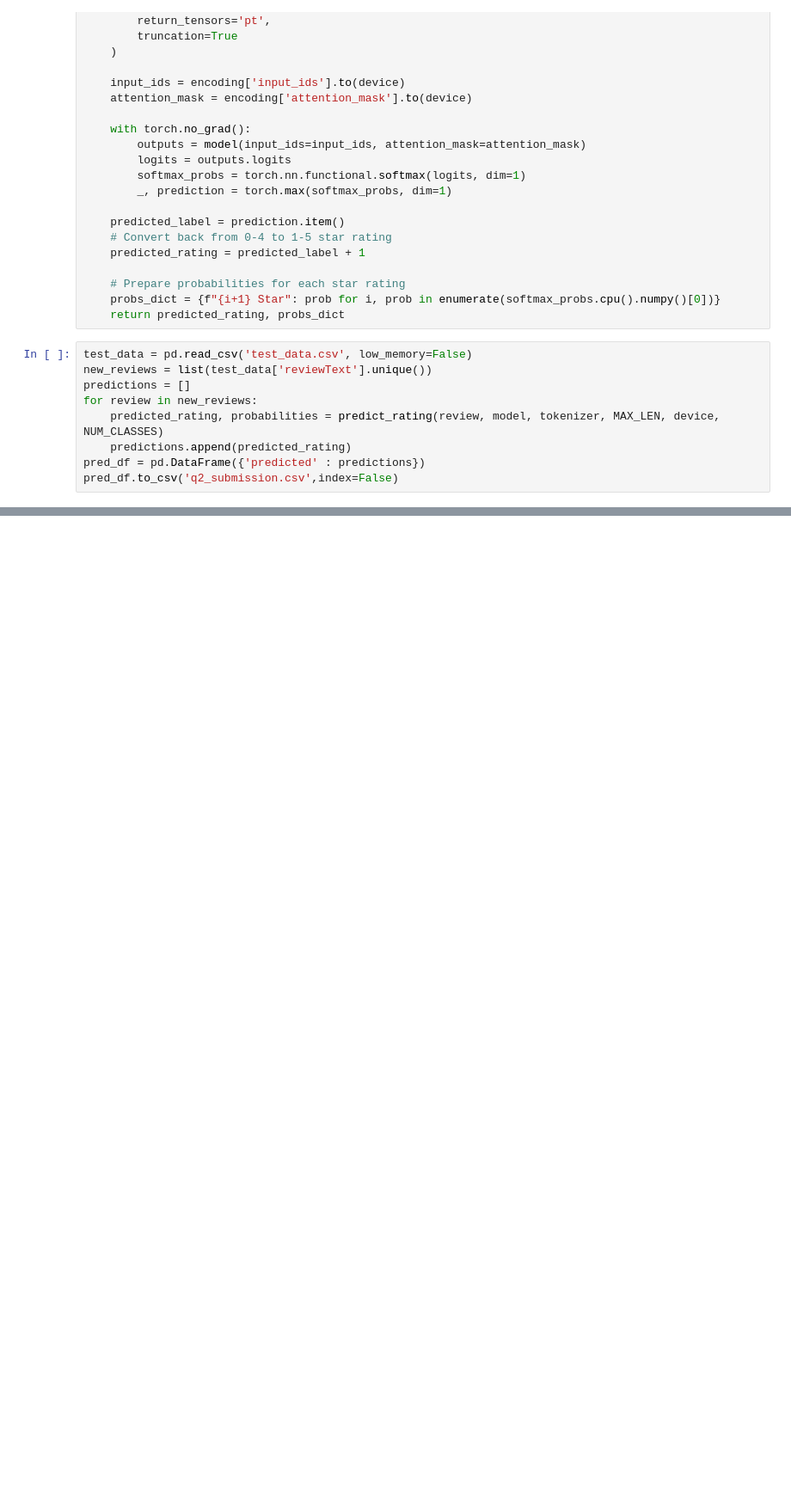
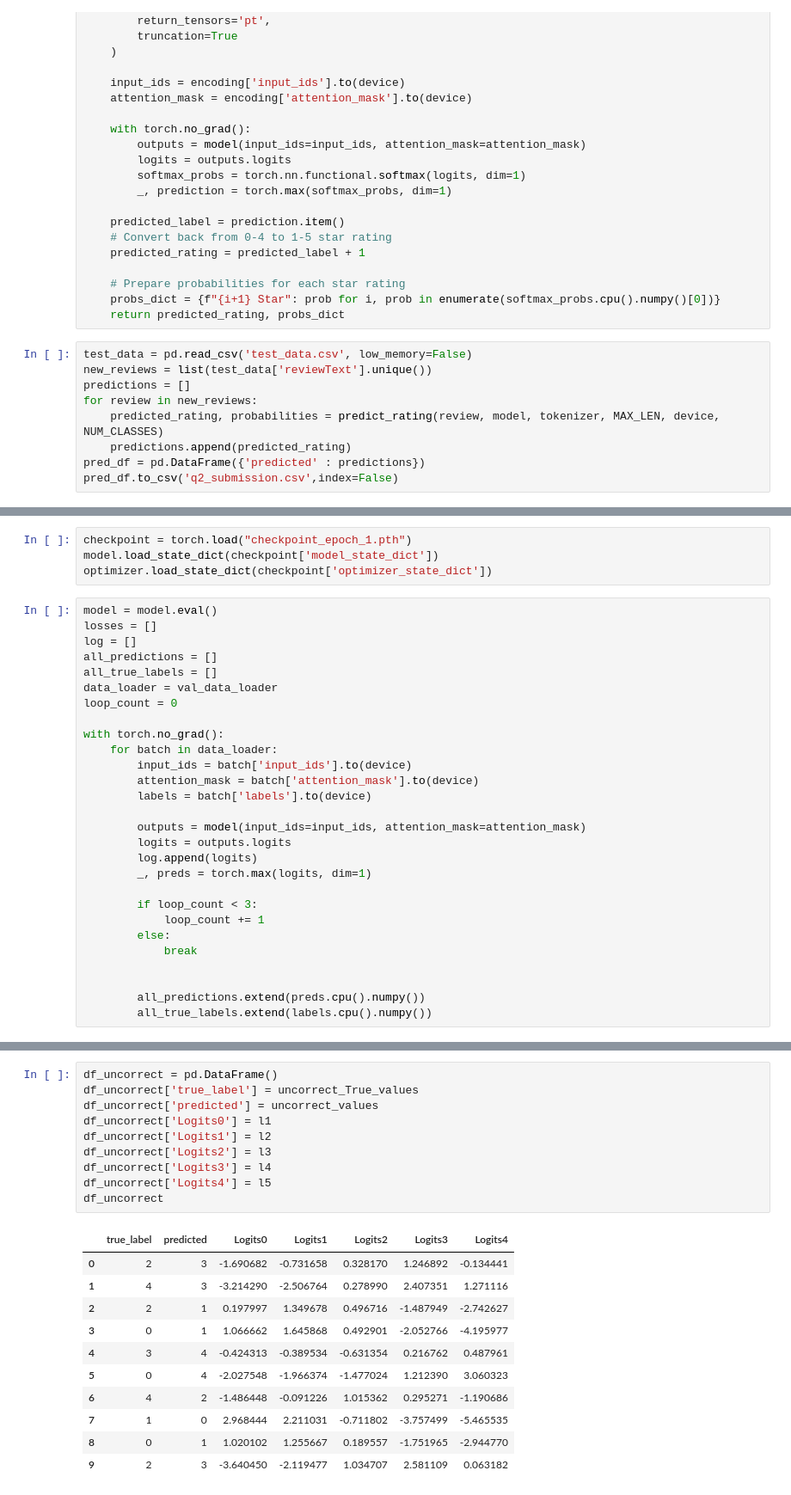
Before and after one commit to Maboudi-Ali/Sentiment_Analysis, a Jupyter notebook: notebooks/Part_3.ipynb, the cells around one changed output, grey strips where cells are left out. Shown at 86% size. Drawn from its saved outputs; the diff is of its cells as text; blank space fills up the shorter version.

```diff
--- a/notebooks/Part_3.ipynb
+++ b/notebooks/Part_3.ipynb
@@ -431,0 +434,32 @@ pred_df.to_csv('q2_submission.csv',index=False)
+# %%
+checkpoint = torch.load("checkpoint_epoch_1.pth")
+model.load_state_dict(checkpoint['model_state_dict'])
+optimizer.load_state_dict(checkpoint['optimizer_state_dict'])
+# %%
+model = model.eval()
+losses = []
+log = []
+all_predictions = []
+all_true_labels = []
+data_loader = val_data_loader
+loop_count = 0
+
+with torch.no_grad():
+    for batch in data_loader:
+        input_ids = batch['input_ids'].to(device)
+        attention_mask = batch['attention_mask'].to(device)
+        labels = batch['labels'].to(device)
+
+        outputs = model(input_ids=input_ids, attention_mask=attention_mask)
+        logits = outputs.logits
+        log.append(logits)
+        _, preds = torch.max(logits, dim=1)
+
+        if loop_count < 3:
+            loop_count += 1
+        else:
+            break
+
+
+        all_predictions.extend(preds.cpu().numpy())
+        all_true_labels.extend(labels.cpu().numpy())
@@ -431,0 +502,22 @@ pred_df.to_csv('q2_submission.csv',index=False)
+# %%
+df_uncorrect = pd.DataFrame()
+df_uncorrect['true_label'] = uncorrect_True_values
+df_uncorrect['predicted'] = uncorrect_values
+df_uncorrect['Logits0'] = l1
+df_uncorrect['Logits1'] = l2
+df_uncorrect['Logits2'] = l3
+df_uncorrect['Logits3'] = l4
+df_uncorrect['Logits4'] = l5
+df_uncorrect
+# %% [output]
+|  | true_label | predicted | Logits0 | Logits1 | Logits2 | Logits3 | Logits4 |
+| 0 | 2 | 3 | -1.690682 | -0.731658 | 0.328170 | 1.246892 | -0.134441 |
+| 1 | 4 | 3 | -3.214290 | -2.506764 | 0.278990 | 2.407351 | 1.271116 |
+| 2 | 2 | 1 | 0.197997 | 1.349678 | 0.496716 | -1.487949 | -2.742627 |
+| 3 | 0 | 1 | 1.066662 | 1.645868 | 0.492901 | -2.052766 | -4.195977 |
+| 4 | 3 | 4 | -0.424313 | -0.389534 | -0.631354 | 0.216762 | 0.487961 |
+| 5 | 0 | 4 | -2.027548 | -1.966374 | -1.477024 | 1.212390 | 3.060323 |
+| 6 | 4 | 2 | -1.486448 | -0.091226 | 1.015362 | 0.295271 | -1.190686 |
+| 7 | 1 | 0 | 2.968444 | 2.211031 | -0.711802 | -3.757499 | -5.465535 |
+| 8 | 0 | 1 | 1.020102 | 1.255667 | 0.189557 | -1.751965 | -2.944770 |
+| 9 | 2 | 3 | -3.640450 | -2.119477 | 1.034707 | 2.581109 | 0.063182 |
```
Also changed, not shown: parts of 2 cells of this notebook.
